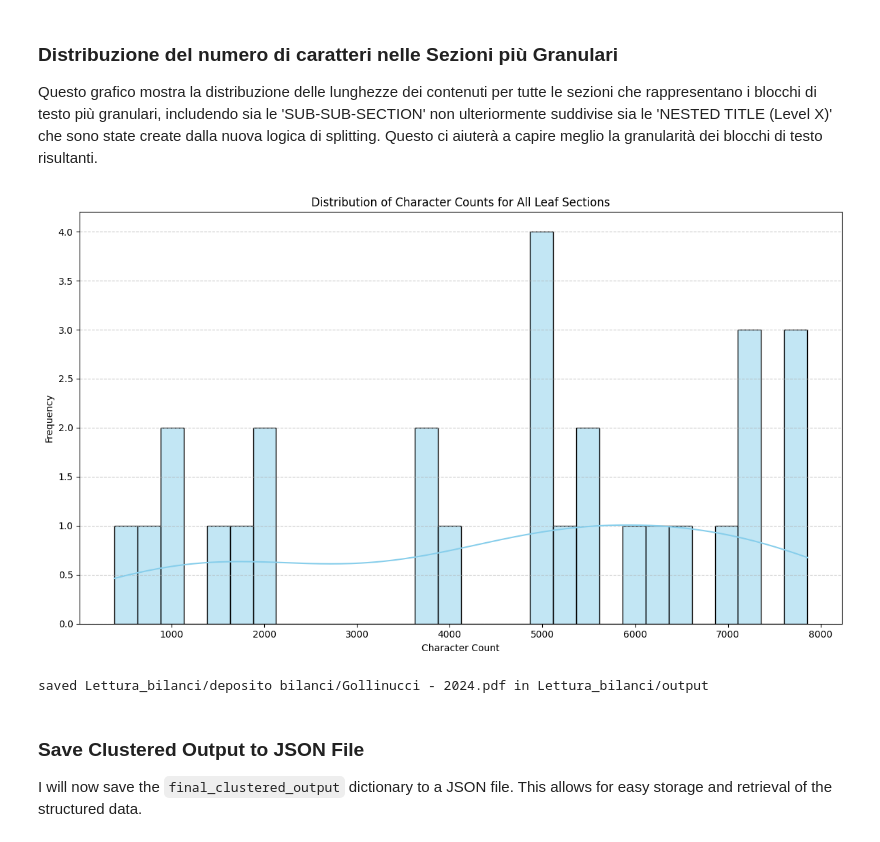
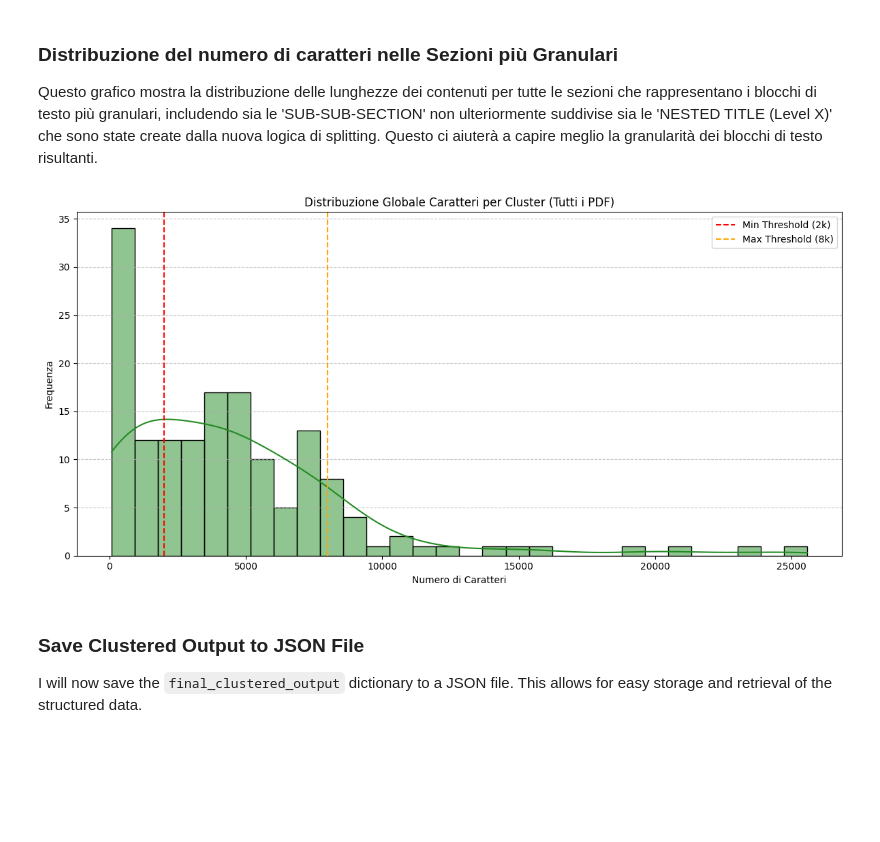
Before and after one commit to Nick97382000/Lettura_bilanci, a Jupyter notebook: Lettura bilanci.ipynb, the cells around one changed output. Cells and saved outputs as stored; diff of their text form; code cells hidden in the pictures; blank space fills up the shorter version.

```diff
--- a/Lettura bilanci.ipynb
+++ b/Lettura bilanci.ipynb
@@ -235,48 +150,28 @@ After identifying titles, we will group the text into sections.
 ### Distribuzione del numero di caratteri nelle Sezioni più Granulari
 
 Questo grafico mostra la distribuzione delle lunghezze dei contenuti per tutte le sezioni che rappresentano i blocchi di testo più granulari, includendo sia le 'SUB-SUB-SECTION' non ulteriormente suddivise sia le 'NESTED TITLE (Level X)' che sono state create dalla nuova logica di splitting. Questo ci aiuterà a capire meglio la granularità dei blocchi di testo risultanti.
-# %%
-import matplotlib.pyplot as plt
-import seaborn as sns
-
-def _get_leaf_section_lengths(data, lengths=None):
-    """
-    Recursively extracts the character lengths of all string (leaf) content
-    from the nested dictionary structure.
-    """
-    if lengths is None:
-        lengths = []
-    if isinstance(data, dict):
-        for value in data.values():
-            _get_leaf_section_lengths(value, lengths)
-    elif isinstance(data, cld.LeafContent):
-        lengths.append(len(data.content_string))
-    return lengths
-
-# Extract all leaf section lengths
-all_leaf_content_lengths = _get_leaf_section_lengths(final_clustered_output)
-
-# Filter out lengths of 0, as they don't represent meaningful content
-all_leaf_content_lengths = [length for length in all_leaf_content_lengths if length > 0]
-
-if all_leaf_content_lengths:
-    plt.figure(figsize=(12, 7))
-    sns.histplot(all_leaf_content_lengths, kde=True, bins=30, color='skyblue')
-    plt.title('Distribution of Character Counts for All Leaf Sections')
-    plt.xlabel('Character Count')
-    plt.ylabel('Frequency')
-    plt.grid(axis='y', linestyle='--', alpha=0.7)
-    plt.tight_layout()
-    plt.show()
-else:
-    print("No content found to plot the character count distribution.")
-# %% [output]
-[figure, removed]
-# %%
-output_dir = 'Lettura_bilanci/output'
-sav.save_json(sample_pdf_path, output_dir, final_clustered_output)
-# %% [output]
-saved Lettura_bilanci/deposito bilanci/Gollinucci - 2024.pdf in Lettura_bilanci/output
+# %%
+import matplotlib.pyplot as plt
+import seaborn as sns
+
+# Utilizziamo la lista all_global_lengths popolata nel ciclo precedente
+if all_global_lengths:
+    plt.figure(figsize=(12, 6))
+    sns.histplot(all_global_lengths, kde=True, bins=30, color='forestgreen')
+    plt.axvline(2000, color='red', linestyle='--', label='Min Threshold (2k)')
+    plt.axvline(8000, color='orange', linestyle='--', label='Max Threshold (8k)')
+
+    plt.title('Distribuzione Globale Caratteri per Cluster (Tutti i PDF)')
+    plt.xlabel('Numero di Caratteri')
+    plt.ylabel('Frequenza')
+    plt.legend()
+    plt.grid(axis='y', linestyle='--', alpha=0.7)
+    plt.tight_layout()
+    plt.show()
+else:
+    print("Nessun dato disponibile per generare l'istogramma.")
+# %% [output]
+[figure, added]
 # %% [markdown]
 ### Save Clustered Output to JSON File
 
```
Also changed, not shown: parts of 8 cells of this notebook.
